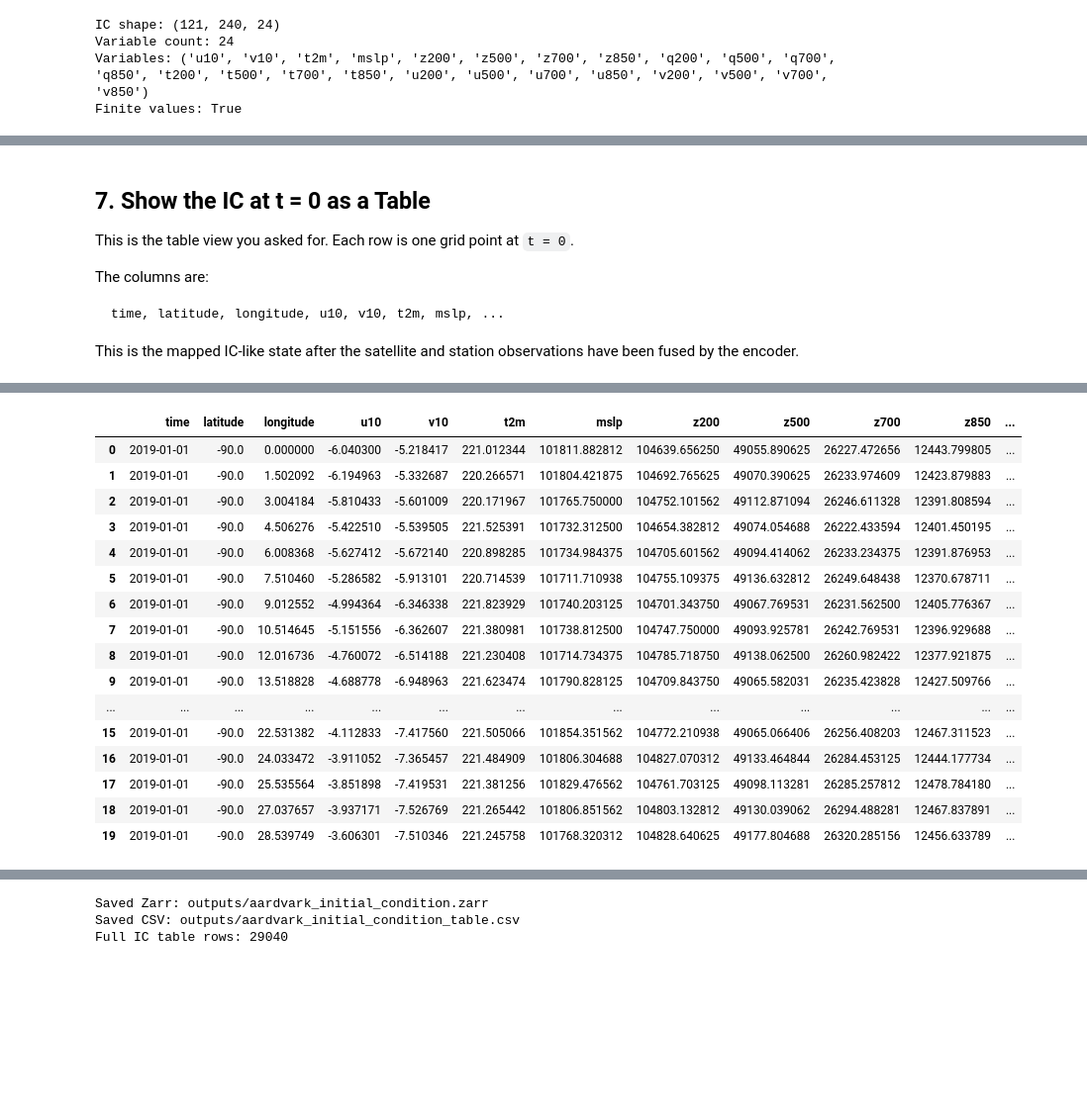
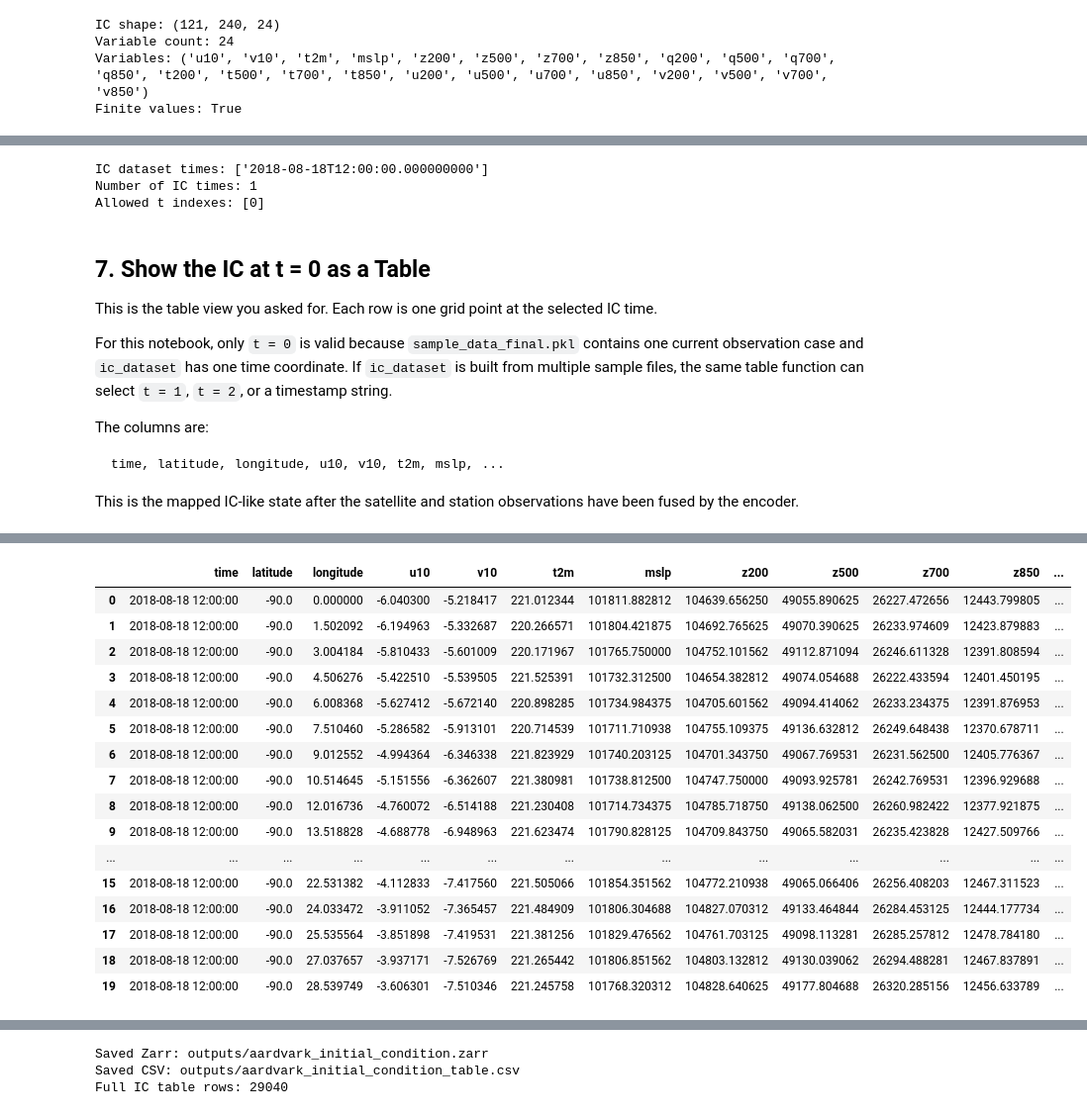
Before and after one commit to EwenCheung/WeatherResearch, a Jupyter notebook: notebook/rawdata_to_ic.ipynb, the cells around one changed output, grey strips where cells are left out. Shown at 99% size. Saved outputs shown, nothing was run; the diff lists cells and outputs as text; code cells hidden in the pictures; blank space fills up the shorter version.

```diff
--- a/notebook/rawdata_to_ic.ipynb
+++ b/notebook/rawdata_to_ic.ipynb
@@ -67,10 +76,14 @@ For Phase 1, the important input is `data["assimilation"]`. That is what gets ma
 sample = load_aardvark_observation_sample(DEFAULT_AARDVARK_SAMPLE_PATH)
 data = sample.payload
 assimilation = data["assimilation"]
+sample_time = infer_aardvark_assimilation_time(data)
+IC_OUTPUT_TIME = sample_time or np.datetime64("2019-01-01T00:00:00")
 
 print("Loaded:", sample.path)
 print("Top-level sections:", list(data.keys()))
 print("Assimilation keys:", len(assimilation))
+print("Inferred sample assimilation time:", sample_time)
+print("IC output time label:", IC_OUTPUT_TIME)
 # %% [output]
 Loaded: /Users/ewencheung/Documents/GitHub/Weather-Research/Reference-Repo-aardvark-weather-public-main/data/sample_data_final.pkl
 Top-level sections: ['assimilation', 'forecast', 'downscaling', 'y_target']
@@ -266,7 +189,7 @@ xarray gives names to the dimensions and variables. This makes the IC easier to
 # %%
 ic_dataset = initial_condition_to_dataset(
     ic,
-    time=np.datetime64("2019-01-01T00:00:00"),
+    time=IC_OUTPUT_TIME,
 )
 
 ic_dataset
@@ -288,10 +211,20 @@ Attributes:
     title:    Aardvark IC-like physical weather state
     source:   /Users/ewencheung/Documents/GitHub/Weather-Research/Reference-R...
     note:     Generated from Aardvark model-ready observations. This is not A...
+# %%
+print("IC dataset times:", ic_dataset.time.values)
+print("Number of IC times:", ic_dataset.sizes["time"])
+print("Allowed t indexes:", list(range(ic_dataset.sizes["time"])))
+# %% [output]
+IC dataset times: ['2018-08-18T12:00:00.000000000']
+Number of IC times: 1
+Allowed t indexes: [0]
 # %% [markdown]
 ## 7. Show the IC at t = 0 as a Table
 
-This is the table view you asked for. Each row is one grid point at `t = 0`.
+This is the table view you asked for. Each row is one grid point at the selected IC time.
+
+For this notebook, only `t = 0` is valid because `sample_data_final.pkl` contains one current observation case and `ic_dataset` has one time coordinate. If `ic_dataset` is built from multiple sample files, the same table function can select `t = 1`, `t = 2`, or a timestamp string.
 
 The columns are:
 
@@ -303,8 +236,11 @@ This is the mapped IC-like state after the satellite and station observations ha
 # %%
 ic_table_preview = initial_condition_dataset_to_table(
     ic_dataset,
+    t=0,
     max_rows=20,
 )
 
+print("IC time allowed:", ic_table_preview.attrs["ic_time_allowed"])
+print("IC time selected:", ic_table_preview.attrs["ic_time_selected"])
 ic_table_preview
 # %% [output]
@@ -311,17 +249,17 @@ ic_table_preview
 |  | time | latitude | longitude | u10 | v10 | t2m | mslp | z200 | z500 | z700 | z850 | ... |
-| 0 | 2019-01-01 | -90.0 | 0.000000 | -6.040300 | -5.218417 | 221.012344 | 101811.882812 | 104639.656250 | 49055.890625 | 26227.472656 | 12443.799805 | ... |
-| 1 | 2019-01-01 | -90.0 | 1.502092 | -6.194963 | -5.332687 | 220.266571 | 101804.421875 | 104692.765625 | 49070.390625 | 26233.974609 | 12423.879883 | ... |
-| 2 | 2019-01-01 | -90.0 | 3.004184 | -5.810433 | -5.601009 | 220.171967 | 101765.750000 | 104752.101562 | 49112.871094 | 26246.611328 | 12391.808594 | ... |
-| 3 | 2019-01-01 | -90.0 | 4.506276 | -5.422510 | -5.539505 | 221.525391 | 101732.312500 | 104654.382812 | 49074.054688 | 26222.433594 | 12401.450195 | ... |
-| 4 | 2019-01-01 | -90.0 | 6.008368 | -5.627412 | -5.672140 | 220.898285 | 101734.984375 | 104705.601562 | 49094.414062 | 26233.234375 | 12391.876953 | ... |
-| 5 | 2019-01-01 | -90.0 | 7.510460 | -5.286582 | -5.913101 | 220.714539 | 101711.710938 | 104755.109375 | 49136.632812 | 26249.648438 | 12370.678711 | ... |
-| 6 | 2019-01-01 | -90.0 | 9.012552 | -4.994364 | -6.346338 | 221.823929 | 101740.203125 | 104701.343750 | 49067.769531 | 26231.562500 | 12405.776367 | ... |
-| 7 | 2019-01-01 | -90.0 | 10.514645 | -5.151556 | -6.362607 | 221.380981 | 101738.812500 | 104747.750000 | 49093.925781 | 26242.769531 | 12396.929688 | ... |
-| 8 | 2019-01-01 | -90.0 | 12.016736 | -4.760072 | -6.514188 | 221.230408 | 101714.734375 | 104785.718750 | 49138.062500 | 26260.982422 | 12377.921875 | ... |
-| 9 | 2019-01-01 | -90.0 | 13.518828 | -4.688778 | -6.948963 | 221.623474 | 101790.828125 | 104709.843750 | 49065.582031 | 26235.423828 | 12427.509766 | ... |
+| 0 | 2018-08-18 12:00:00 | -90.0 | 0.000000 | -6.040300 | -5.218417 | 221.012344 | 101811.882812 | 104639.656250 | 49055.890625 | 26227.472656 | 12443.799805 | ... |
+| 1 | 2018-08-18 12:00:00 | -90.0 | 1.502092 | -6.194963 | -5.332687 | 220.266571 | 101804.421875 | 104692.765625 | 49070.390625 | 26233.974609 | 12423.879883 | ... |
+| 2 | 2018-08-18 12:00:00 | -90.0 | 3.004184 | -5.810433 | -5.601009 | 220.171967 | 101765.750000 | 104752.101562 | 49112.871094 | 26246.611328 | 12391.808594 | ... |
+| 3 | 2018-08-18 12:00:00 | -90.0 | 4.506276 | -5.422510 | -5.539505 | 221.525391 | 101732.312500 | 104654.382812 | 49074.054688 | 26222.433594 | 12401.450195 | ... |
+| 4 | 2018-08-18 12:00:00 | -90.0 | 6.008368 | -5.627412 | -5.672140 | 220.898285 | 101734.984375 | 104705.601562 | 49094.414062 | 26233.234375 | 12391.876953 | ... |
+| 5 | 2018-08-18 12:00:00 | -90.0 | 7.510460 | -5.286582 | -5.913101 | 220.714539 | 101711.710938 | 104755.109375 | 49136.632812 | 26249.648438 | 12370.678711 | ... |
+| 6 | 2018-08-18 12:00:00 | -90.0 | 9.012552 | -4.994364 | -6.346338 | 221.823929 | 101740.203125 | 104701.343750 | 49067.769531 | 26231.562500 | 12405.776367 | ... |
+| 7 | 2018-08-18 12:00:00 | -90.0 | 10.514645 | -5.151556 | -6.362607 | 221.380981 | 101738.812500 | 104747.750000 | 49093.925781 | 26242.769531 | 12396.929688 | ... |
+| 8 | 2018-08-18 12:00:00 | -90.0 | 12.016736 | -4.760072 | -6.514188 | 221.230408 | 101714.734375 | 104785.718750 | 49138.062500 | 26260.982422 | 12377.921875 | ... |
+| 9 | 2018-08-18 12:00:00 | -90.0 | 13.518828 | -4.688778 | -6.948963 | 221.623474 | 101790.828125 | 104709.843750 | 49065.582031 | 26235.423828 | 12427.509766 | ... |
 | ... | ... | ... | ... | ... | ... | ... | ... | ... | ... | ... | ... | ... |
-| 15 | 2019-01-01 | -90.0 | 22.531382 | -4.112833 | -7.417560 | 221.505066 | 101854.351562 | 104772.210938 | 49065.066406 | 26256.408203 | 12467.311523 | ... |
-| 16 | 2019-01-01 | -90.0 | 24.033472 | -3.911052 | -7.365457 | 221.484909 | 101806.304688 | 104827.070312 | 49133.464844 | 26284.453125 | 12444.177734 | ... |
-| 17 | 2019-01-01 | -90.0 | 25.535564 | -3.851898 | -7.419531 | 221.381256 | 101829.476562 | 104761.703125 | 49098.113281 | 26285.257812 | 12478.784180 | ... |
-| 18 | 2019-01-01 | -90.0 | 27.037657 | -3.937171 | -7.526769 | 221.265442 | 101806.851562 | 104803.132812 | 49130.039062 | 26294.488281 | 12467.837891 | ... |
-| 19 | 2019-01-01 | -90.0 | 28.539749 | -3.606301 | -7.510346 | 221.245758 | 101768.320312 | 104828.640625 | 49177.804688 | 26320.285156 | 12456.633789 | ... |
+| 15 | 2018-08-18 12:00:00 | -90.0 | 22.531382 | -4.112833 | -7.417560 | 221.505066 | 101854.351562 | 104772.210938 | 49065.066406 | 26256.408203 | 12467.311523 | ... |
+| 16 | 2018-08-18 12:00:00 | -90.0 | 24.033472 | -3.911052 | -7.365457 | 221.484909 | 101806.304688 | 104827.070312 | 49133.464844 | 26284.453125 | 12444.177734 | ... |
+| 17 | 2018-08-18 12:00:00 | -90.0 | 25.535564 | -3.851898 | -7.419531 | 221.381256 | 101829.476562 | 104761.703125 | 49098.113281 | 26285.257812 | 12478.784180 | ... |
+| 18 | 2018-08-18 12:00:00 | -90.0 | 27.037657 | -3.937171 | -7.526769 | 221.265442 | 101806.851562 | 104803.132812 | 49130.039062 | 26294.488281 | 12467.837891 | ... |
+| 19 | 2018-08-18 12:00:00 | -90.0 | 28.539749 | -3.606301 | -7.510346 | 221.245758 | 101768.320312 | 104828.640625 | 49177.804688 | 26320.285156 | 12456.633789 | ... |
```
Also changed, not shown: parts of 15 cells of this notebook, 9 other files.
